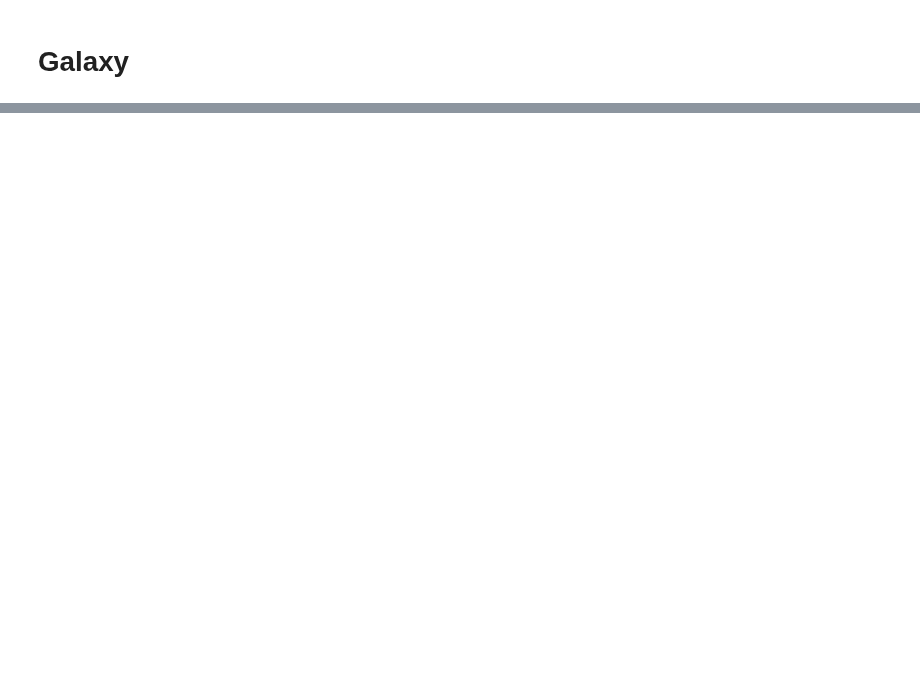
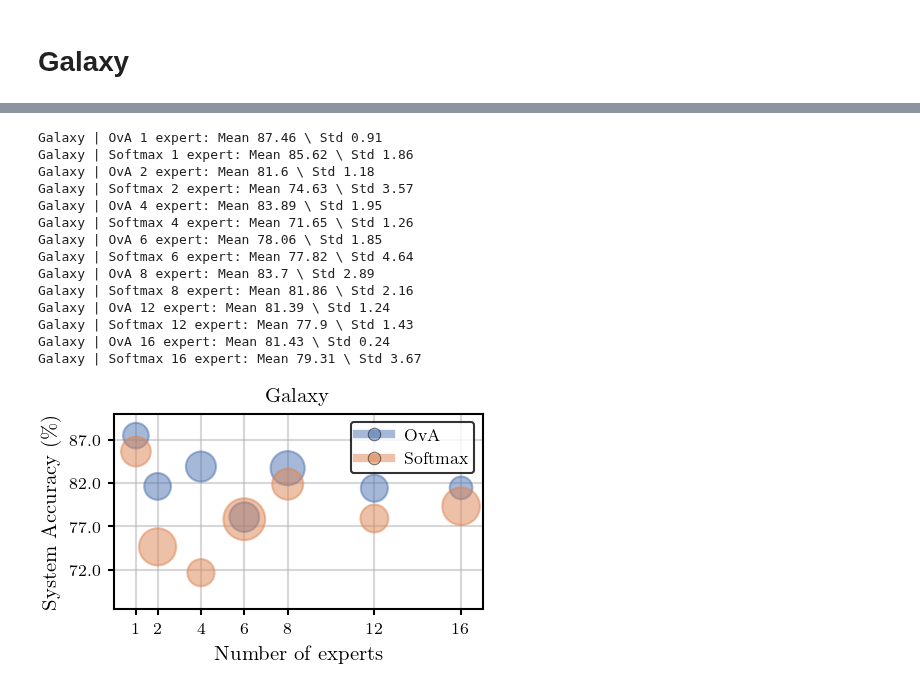
Before and after one commit to rajevv/Multi_L2D, a Jupyter notebook: CIFAR-10/results/datasets_scatter.ipynb, the cells around one changed output, grey strips where cells are left out. Saved outputs shown, nothing was run; the diff lists cells and outputs as text; code cells hidden in the pictures; blank space fills up the shorter version.

```diff
--- a/CIFAR-10/results/datasets_scatter.ipynb
+++ b/CIFAR-10/results/datasets_scatter.ipynb
@@ -137,0 +101,57 @@ Text(0.5, 1.0, 'Galaxy')
+# %%
+set_aistats2023_style()
+
+fig, ax = plt.subplots(1,1) # note we must use plt.subplots, not plt.subplot
+x_axis = [exp*10 for exp in exp_list]
+
+scale_mark = 5
+scale_y = 4
+for i, e in enumerate(exp_list):
+    radius_ova = ova_galaxy_std[i]
+    print("{} | OvA {} expert: Mean {} \ Std {}".format(dataset, e, ova_galaxy_mean[i], ova_galaxy_std[i]))
+    plt.gca().add_patch(plt.Circle((x_axis[i], ova_galaxy_mean[i] * scale_y), radius_ova + scale_mark, fill=True, alpha=0.5, color=cmap[0]))
+    radius_softmax = softmax_galaxy_std[i]
+    print("{} | Softmax {} expert: Mean {} \ Std {}".format(dataset, e, softmax_galaxy_mean[i], softmax_galaxy_std[i]))
+    plt.gca().add_patch(plt.Circle((x_axis[i], softmax_galaxy_mean[i] * scale_y), radius_softmax + scale_mark, fill=True, alpha=0.5, color=cmap[1]))
+
+# plt.plot(x_axis, ova_galaxy_mean, color="black", linestyle="dotted", alpha=0.5)
+# plt.plot(x_axis, softmax_galaxy_mean, color="black", linestyle="dashed", alpha=0.5)
+
+ax.set_xlim(0, 170)
+ax.set_ylim(270, 360)
+ax.set_xticks(x_axis, exp_list)
+min_y = min(min(ova_galaxy_mean), min(softmax_galaxy_mean))
+max_y = max(max(ova_galaxy_mean), max(softmax_galaxy_mean))
+yticks = np.round(np.linspace(min_y, max_y, len(exp_list)))[::2]
+ax.set_yticks(yticks*scale_y, yticks)
+
+# Legend
+ova_leg = mlines.Line2D([], [], label="OvA", alpha=0.5, marker="o", color=cmap[0])
+softmax_leg = mlines.Line2D([], [], label="Softmax", alpha=0.5, marker="o", color=cmap[1])
+plt.legend(handles=[ova_leg, softmax_leg], loc="best")
+
+ax.set_ylabel(r"System Accuracy $(\%)$")
+ax.set_xlabel(r"Number of experts")
+plt.title("{}".format(dataset))
+ax.grid()
+
+# IMPORTANT! This allows to get the circles. Otherwise, ellipses!
+plt.gca().set_aspect(1, adjustable='box')
+
+plt.savefig("galxy_systemaccuracy.pdf")
+# %% [output]
+Galaxy | OvA 1 expert: Mean 87.46 \ Std 0.91
+Galaxy | Softmax 1 expert: Mean 85.62 \ Std 1.86
+Galaxy | OvA 2 expert: Mean 81.6 \ Std 1.18
+Galaxy | Softmax 2 expert: Mean 74.63 \ Std 3.57
+Galaxy | OvA 4 expert: Mean 83.89 \ Std 1.95
+Galaxy | Softmax 4 expert: Mean 71.65 \ Std 1.26
+Galaxy | OvA 6 expert: Mean 78.06 \ Std 1.85
+Galaxy | Softmax 6 expert: Mean 77.82 \ Std 4.64
+Galaxy | OvA 8 expert: Mean 83.7 \ Std 2.89
+Galaxy | Softmax 8 expert: Mean 81.86 \ Std 2.16
+Galaxy | OvA 12 expert: Mean 81.39 \ Std 1.24
+Galaxy | Softmax 12 expert: Mean 77.9 \ Std 1.43
+Galaxy | OvA 16 expert: Mean 81.43 \ Std 0.24
+Galaxy | Softmax 16 expert: Mean 79.31 \ Std 3.67
+[figure, added]
```
Also changed, not shown: parts of 12 cells of this notebook.
